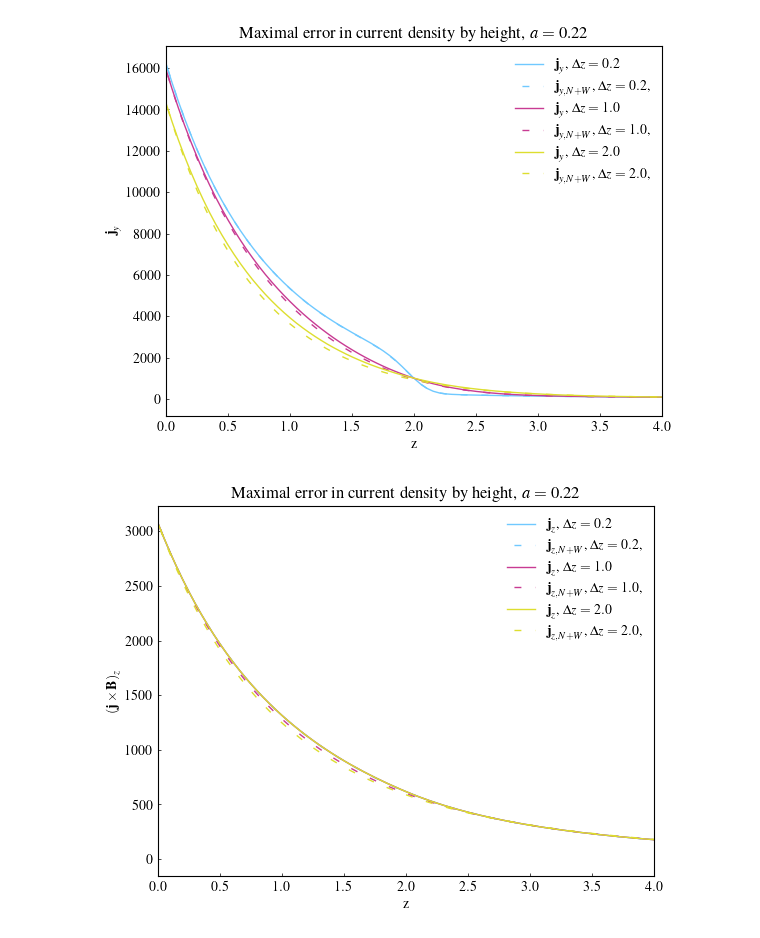
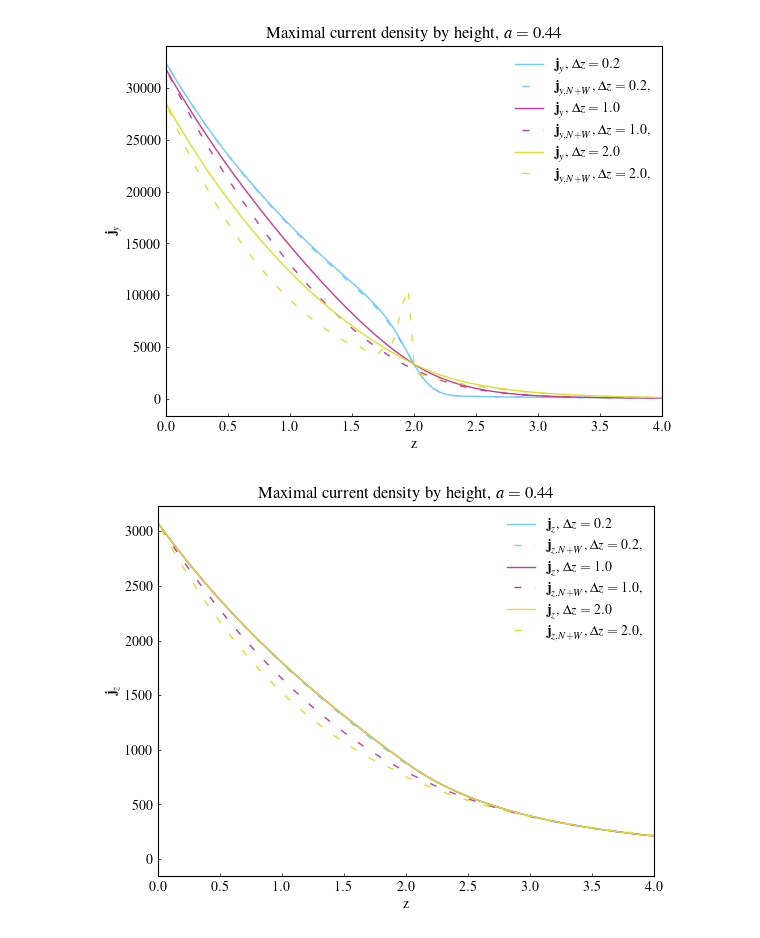
Before and after one commit to LMNadol/mflex, a Jupyter notebook: mhsflex/calculate_current_density.ipynb, the cells around one changed output. Drawn from its saved outputs; the diff is of its cells as text; code cells hidden in the pictures.

```diff
--- a/mhsflex/calculate_current_density.ipynb
+++ b/mhsflex/calculate_current_density.ipynb
@@ -82,7 +82,7 @@ data2d = Field2dData(
     data_bz,
 )
 # %%
-a = 0.22
+a = 0.44
 alpha = 0.05
 b = 1.0
 z0 = 2.0
@@ -739,35 +739,35 @@ ax1.plot(
     label=r"$\textbf{j}_y$, $\Delta z = 2.0$",
 )
 ax1.plot(
     data3d.z,
     LFy20_NW_max,
     linewidth=1.0,
     linestyle=(10, (5, 10)),
     color=c8,
     label=r"$\textbf{j}_{y, N+W}$, $\Delta z = 2.0$, ",
 )
 
 
 ax1.set_xlabel("z")
 plt.xlim([0, 2 * z0])
 plt.legend(frameon=False)
 ax1.tick_params(direction="in", length=2, width=0.5)
 #
 plt.title(
-    r"Maximal error in current density by height, $a =$ " + str(a)
+    r"Maximal current density by height, $a =$ " + str(a)
 )
 lines1, labels1 = ax1.get_legend_handles_labels()
 #
 lines = lines1 #
 labels = labels1 #
 ax1.set_ylabel(r"$\textbf{j}_y$")
 #ax2.set_ylabel(r"$(\textbf{j} \times \textbf{B})_x, (\textbf{j} \times \textbf{B})_y$")
 plt.legend(lines, labels, frameon=False)
 plotname = "/Users/lilli/Desktop/Thesis/Performance/J/" + str(a) + "/maxJy_by_z.png"
 plt.savefig(plotname, dpi=600, bbox_inches="tight", pad_inches=0.1)
 plt.show()
 # %% [output]
-[figure, old version]
+[figure, new version]
 # %%
 fig, ax1 = plt.subplots()
 
@@ -829,17 +829,17 @@ plt.legend(frameon=False)
 ax1.tick_params(direction="in", length=2, width=0.5)
 #
 plt.title(
-    r"Maximal error in current density by height, $a =$ " + str(a)
+    r"Maximal current density by height, $a =$ " + str(a)
 )
 lines1, labels1 = ax1.get_legend_handles_labels()
 #
 lines = lines1 #
 labels = labels1 #
-ax1.set_ylabel(r"$(\textbf{j} \times \textbf{B})_z$")
+ax1.set_ylabel(r"$\textbf{j}_z$")
 #ax2.set_ylabel(r"$(\textbf{j} \times \textbf{B})_x, (\textbf{j} \times \textbf{B})_y$")
 plt.legend(lines, labels, frameon=False)
 plotname = "/Users/lilli/Desktop/Thesis/Performance/J/" + str(a) + "/maxJz_by_z.png"
 plt.savefig(plotname, dpi=600, bbox_inches="tight", pad_inches=0.1)
 plt.show()
 # %% [output]
-[figure, old version]
+[figure, new version]
```
Also changed, not shown: parts of 4 cells of this notebook, 3 other files.
